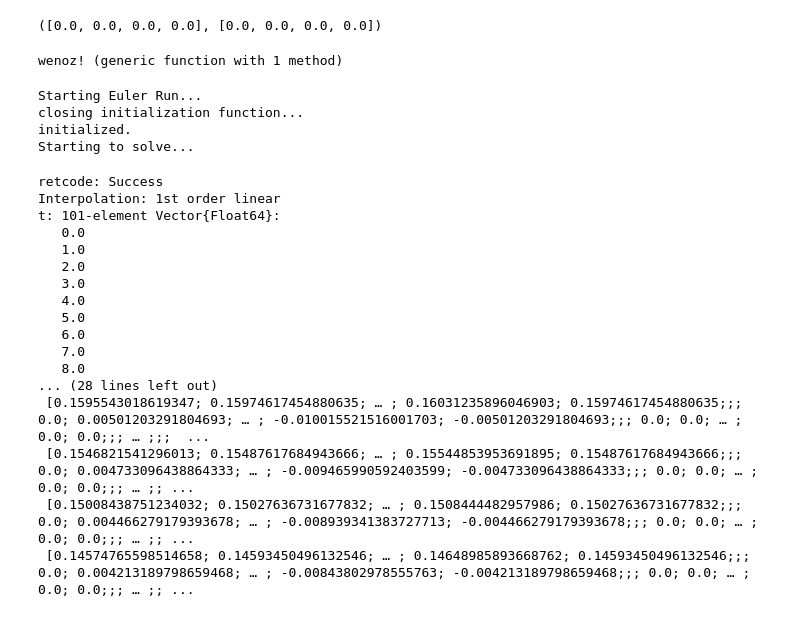
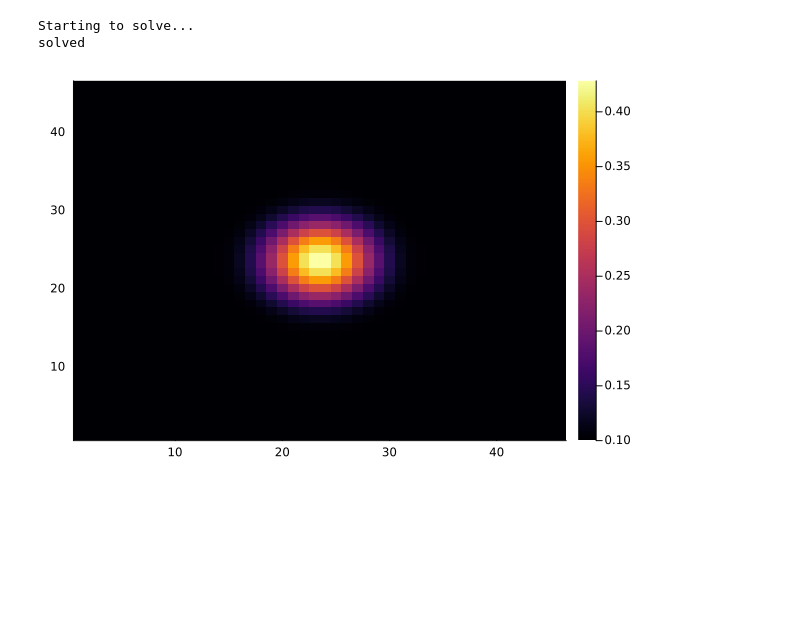
Before and after one commit to pabloemontes/Conformal-3D, a Jupyter notebook: TandA-calculations.ipynb, the cells around one changed output. Drawn from its saved outputs; the diff is of its cells as text; code cells hidden in the pictures; blank space fills up the shorter version.

```diff
--- a/TandA-calculations.ipynb
+++ b/TandA-calculations.ipynb
@@ -162,65 +268,15 @@ Speed_max (generic function with 1 method)
-# %%
-testtuple = (zeros(4), zeros(4))
-# %% [output]
-([0.0, 0.0, 0.0, 0.0], [0.0, 0.0, 0.0, 0.0])
-# %%
-include("auxfunctions.jl")
-include("flux-functions.jl")
-include("choques_utils.jl")
-# %% [output]
-wenoz! (generic function with 1 method)
-# %%
-
-println("Starting Euler Run...")
-
-dx = Lx/N
-dt = dx*0.1
-
-#=
-jldopen(filename, "w") do file
-    tf = 1
-
-    filenamelist = [string(:wenoz), "chichon", "euler"]
-=#  tf = 100.0
-    create_initial_data(test_sol, par_inidat)
-    println("initialized.")
-
-    prob = ODEProblem(evolution!,test_sol,(0.0,tf),(N, M, par_inv, par_ev));
-    println("Starting to solve...")
-    #solmp5 = solve(prob,SSPRK33(),dt=dt,saveat=0.01*tf);
-    sol = solve(prob,SSPRK33(),dt=dt,saveat=0.01*tf);
-#=
-    println("Solved")
-    file_name = ""
-    for element in filenamelist
-        file_name = file_name*"/"*element
-    end
-    file[file_name] = sol
-    #file["x_array"] = x
-    file["dx"] = dx
-    file["dt"] = dt
-end
-=#
-# %% [output]
-Starting Euler Run...
-closing initialization function...
-initialized.
-Starting to solve...
-retcode: Success
-Interpolation: 1st order linear
-t: 101-element Vector{Float64}:
-   0.0
-   1.0
-   2.0
-   3.0
-   4.0
-   5.0
-   6.0
-   7.0
-   8.0
-... (28 lines left out)
- [0.1595543018619347; 0.15974617454880635; … ; 0.16031235896046903; 0.15974617454880635;;; 0.0; 0.00501203291804693; … ; -0.010015521516001703; -0.00501203291804693;;; 0.0; 0.0; … ; 0.0; 0.0;;; … ;;;  ...
- [0.1546821541296013; 0.15487617684943666; … ; 0.15544853953691895; 0.15487617684943666;;; 0.0; 0.004733096438864333; … ; -0.009465990592403599; -0.004733096438864333;;; 0.0; 0.0; … ; 0.0; 0.0;;; … ;; ...
- [0.15008438751234032; 0.15027636731677832; … ; 0.1508444482957986; 0.15027636731677832;;; 0.0; 0.004466279179393678; … ; -0.008939341383727713; -0.004466279179393678;;; 0.0; 0.0; … ; 0.0; 0.0;;; … ;; ...
- [0.14574765598514658; 0.14593450496132546; … ; 0.14648985893668762; 0.14593450496132546;;; 0.0; 0.004213189798659468; … ; -0.00843802978555763; -0.004213189798659468;;; 0.0; 0.0; … ; 0.0; 0.0;;; … ;; ...
+# %%
+tf = 1.0
+prob = ODEProblem(evolution!, initial_data, (0.0,tf), (par_inv, par_ev,lengthpars_out));
+println("Starting to solve...")
+dt = 0.1*dx
+sol = solve(prob,SSPRK33(),dt=dt,saveat=0.01*tf);
+println("solved")
+# %% [output]
+Starting to solve...
+solved
+# %%
+heatmap(sol.u[100][:,:,23,1])
+# %% [output]
+[figure, added]
 # %%
```
Also changed, not shown: parts of 66 cells of this notebook, 2 other files.
